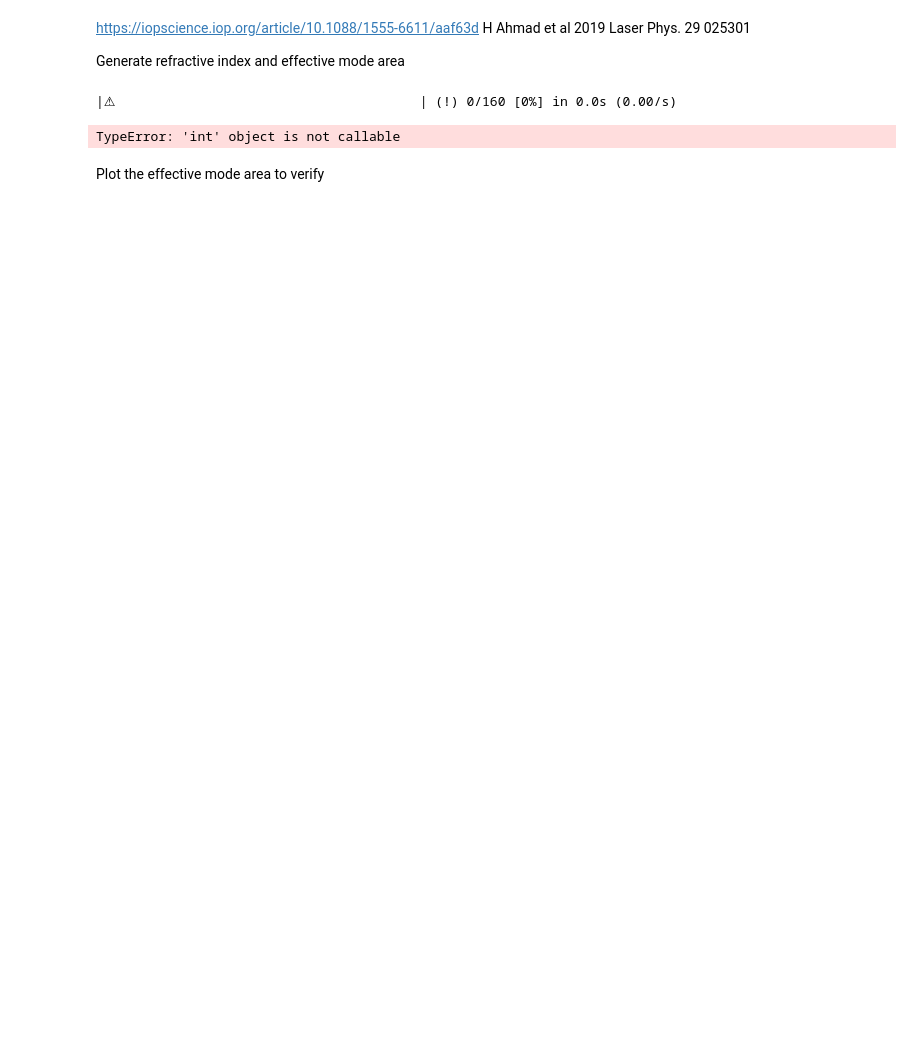
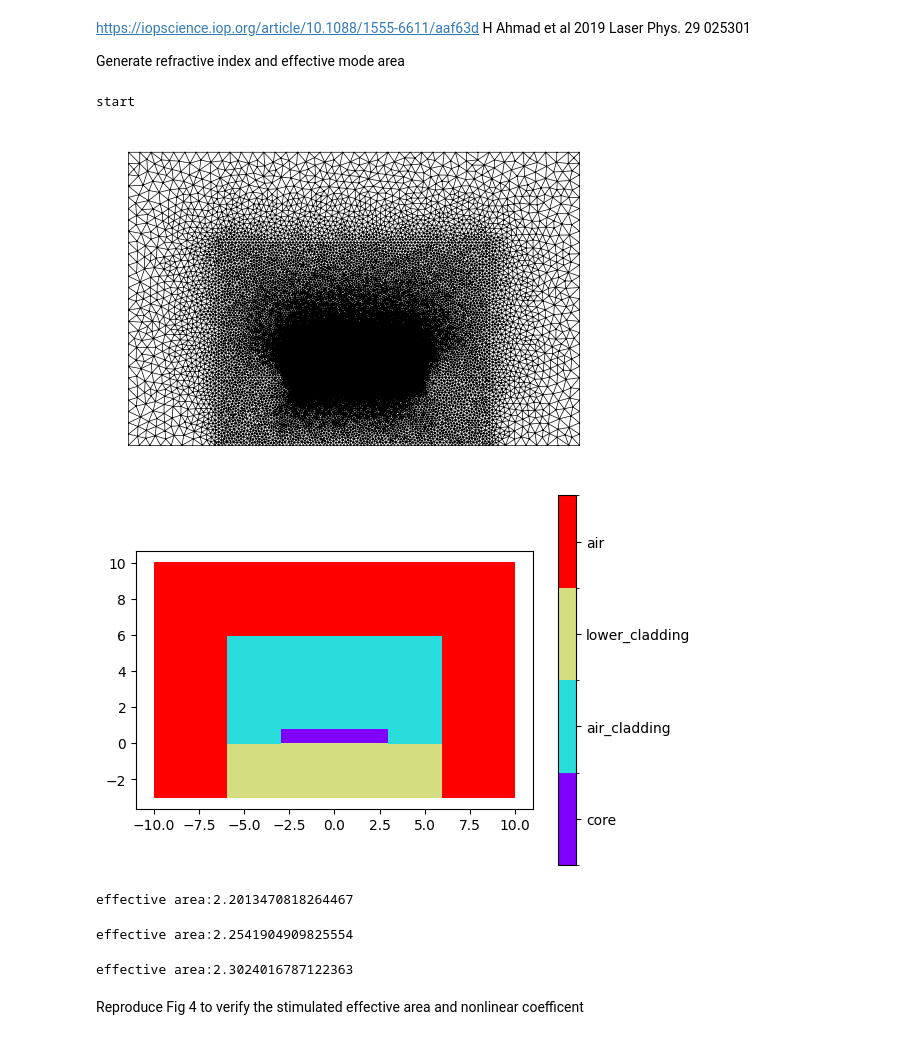
Before and after one commit to elizaleung830/SC-generation-stimulation, a Jupyter notebook: SCG_Stimulation/Benchmark/H_Ahmad_et_al_2019.ipynb, the cells around one changed output. Saved outputs shown, nothing was run; the diff lists cells and outputs as text; code cells hidden in the pictures; blank space fills up the shorter version.

```diff
--- a/SCG_Stimulation/Benchmark/H_Ahmad_et_al_2019.ipynb
+++ b/SCG_Stimulation/Benchmark/H_Ahmad_et_al_2019.ipynb
@@ -4,70 +4,59 @@ H Ahmad et al 2019 Laser Phys. 29 025301
 
 Generate refractive index and effective mode area
 # %%
-from femwell.mesh import mesh_from_OrderedDict
-from skfem.io import from_meshio
-from femwell.visualization import plot_domains
-from typing import OrderedDict
 import shapely
-import pandas as pd
-import laserfun as lf
 from SCG_Stimulation.Benchmark.generate_neff_and_aeff import get_neff_and_aeff
 from SCG_Stimulation.refractive_index import n_MgF2, n_Si3N4, n_Air
 from collections import OrderedDict
-import scipy
 import numpy as np
-import matplotlib.pyplot as plt
 
 # waveguide parameters
-width = 6 # um
-height = 0.8 # um
-thickness = 0.8 # um
+width = 6  # um
+height = 0.8  # um
+thickness = 0.8  # um
 
-n2 = 2.4e-19     # m^2/W n2 is the nonlinear refractive index at the center
-Alpha = 0.0      # loss (dB/cm)
+n2 = 2.5e-19  # m^2/W n2 is the nonlinear refractive index at the center
+Alpha = 0.7  # loss (dB/cm)
 
-wavelength_range = [500,5000]
-wavelegnth_step = 50 # 50nm steps
+wavelength_range = [207, 5500]
+wavelegnth_step = 75  #  steps
 
 n_core = n_Si3N4
 n_lower_cladding = n_MgF2
 n_air = n_Air
 
 # Construct waveguide geometry
-core = shapely.geometry.box(-width/2, 0, +width/2, height)
+core = shapely.geometry.box(-width / 2, 0, +width / 2, height)
 lower_cladding = shapely.geometry.box(-6, -3, 6, 0)
-air_cladding = shapely.geometry.box(-6,0,6,6)
-air = shapely.geometry.box(-10,-3,10,10)
-polygons = OrderedDict(
-    core = core,
-    lower_cladding = lower_cladding,
-    air_cladding = air_cladding,
-    air = air
-)
+air_cladding = shapely.geometry.box(-6, 0, 6, 6)
+air = shapely.geometry.box(-10, -3, 10, 10)
+polygons = OrderedDict(core=core,lower_cladding=lower_cladding,air_cladding=air_cladding,air=air)
 
 # Define material property and resolution of waveguide
 resolutions = dict(core={"resolution": 0.04, "distance": 0.2},
                    air_cladding={"resolution": 0.15, "distance": 0.5},  #100nm, let it fall over 300nm
                    lower_cladding={"resolution": 0.15, "distance": 0.5},
-                   air = {"resolution": 0.5, "distance": 1}  )
+                   air={"resolution": 0.5, "distance": 1})
 
-n_dict = {"core": n_core,"lower_cladding":n_lower_cladding ,"air_cladding": n_air, "air":n_air}
+n_dict = {"core": n_core, "lower_cladding": n_lower_cladding, "air_cladding": n_air, "air": n_air}
 
 print("start")
 # Calculate dispersion and gamma
-aeff_list, neff_list, wls = get_neff_and_aeff(polygons,n_dict,wavelength_range,wavelegnth_step,resolutions)
+aeff_list, neff_list, wls = get_neff_and_aeff(polygons, n_dict, wavelength_range, wavelegnth_step, resolutions)
 
 ##plot data
-np.savez(f"data_h_{height}_w_{width}", wls=wls, aeff_list=aeff_list, neff_list=neff_list)
-
-
+np.savez(f"data_h_{height}_w_{width}_1", wls=wls, aeff_list=aeff_list, neff_list=neff_list)
 
 print("end")
 print(aeff_list)
 print(wls)
 # %% [output]
-|⚠︎                                       | (!) 0/160 [0%] in 0.0s (0.00/s)
+start
+[figure, added]
+[figure, added]
-TypeError: 'int' object is not callable
+effective area:2.2013470818264467
+effective area:2.2541904909825554
+effective area:2.3024016787122363
 # %% [markdown]
-Plot the effective mode area to verify
+Reproduce Fig 4 to verify the stimulated effective area and nonlinear coefficent
 # %%
```
Also changed, not shown: parts of 3 cells of this notebook, 6 other files.
